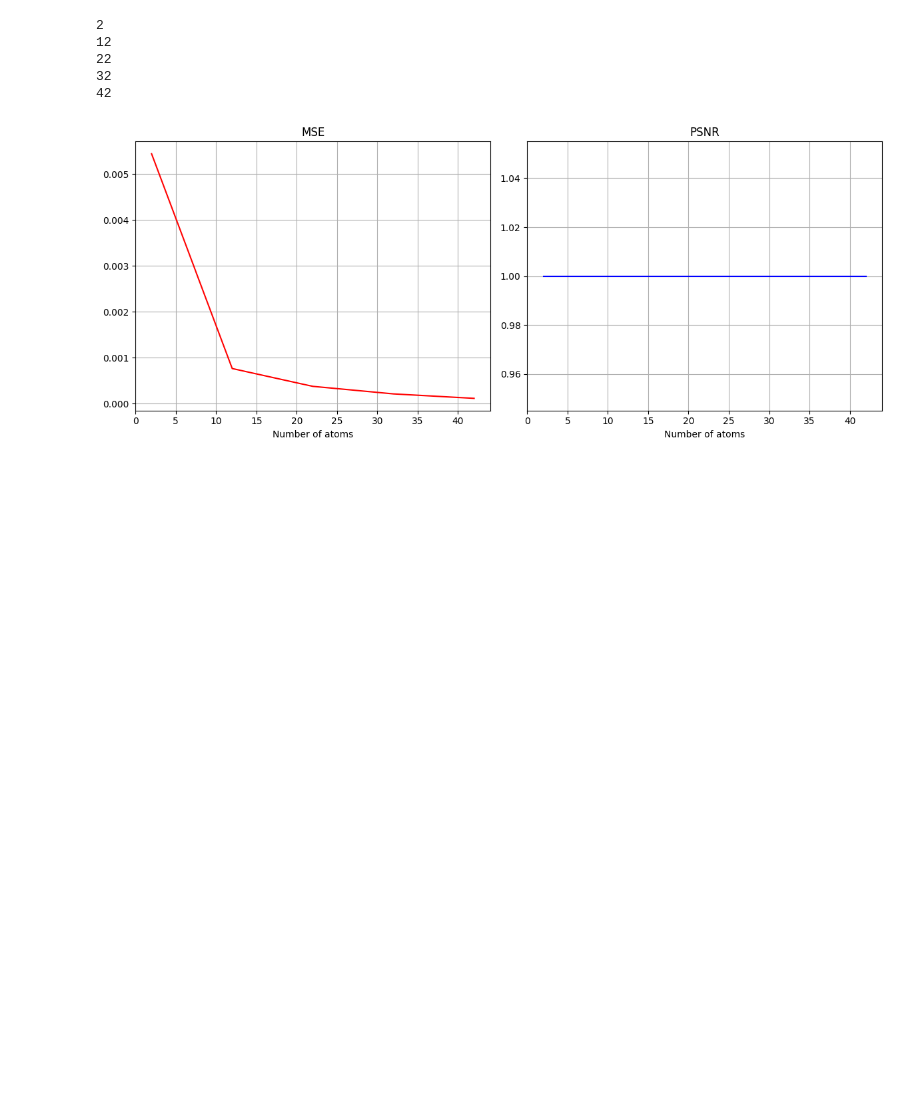
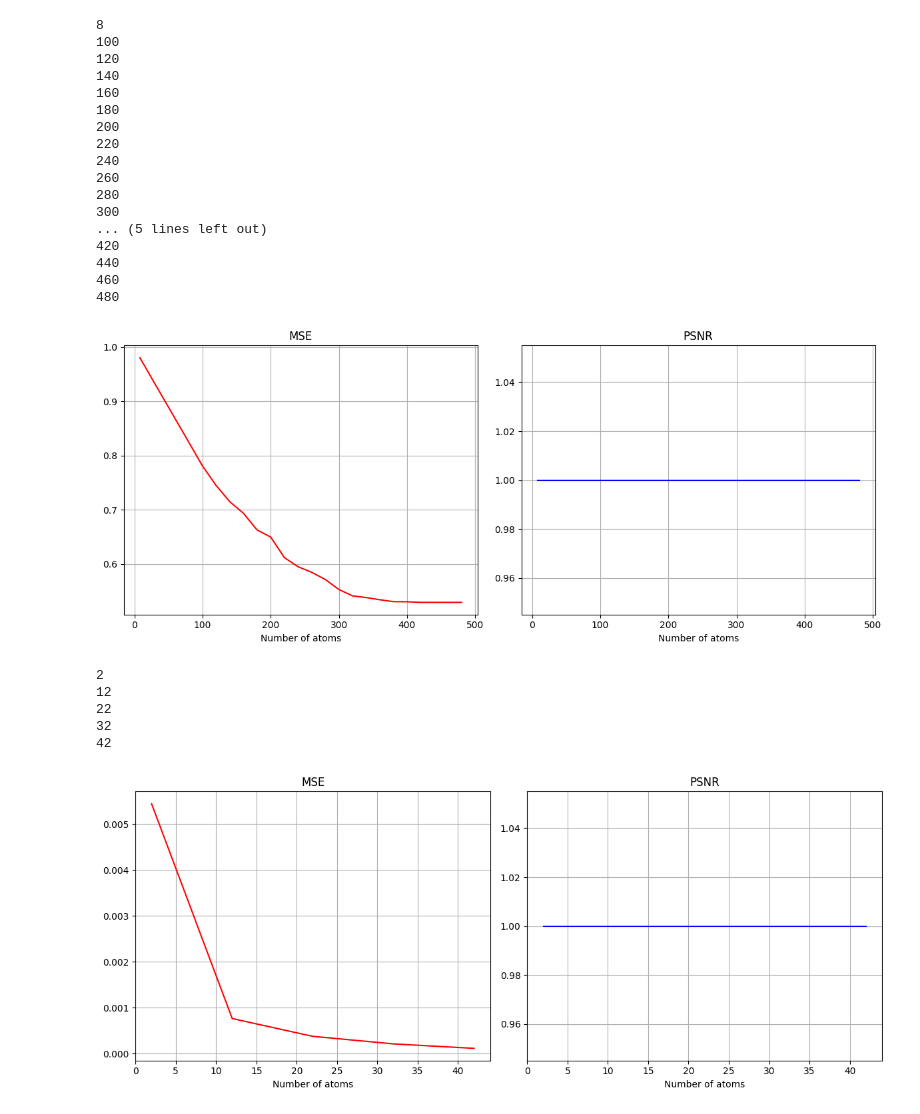
Before and after one commit to allisonzhuang/mva-ast-laplacians, a Jupyter notebook: denoise_experiments.ipynb, the cells around one changed output. Saved outputs shown, nothing was run; the diff lists cells and outputs as text; code cells hidden in the pictures; blank space fills up the shorter version.

Commit message:
Run experiments #1

```diff
--- a/denoise_experiments.ipynb
+++ b/denoise_experiments.ipynb
@@ -9,15 +9,14 @@ def mse(X_raw, X_denoise):
 def psnr(X_raw, X_denoise):
     return 1
 
-def experiment_denoise(X_raw):
+def experiment_denoise(X_raw, atoms):
     mse_list = []
     psnr_list = []
-    atoms = range(2, 51)
 
     for n_atoms in atoms:
         print(n_atoms)
 
-        X_denoise = denoise_data(X_raw, n_atoms, 0)
+        X_denoise = denoise_data(X_raw, n_atoms)
         mse_list.append(mse(X_raw, X_denoise))
         psnr_list.append(psnr(X_raw, X_denoise))
 
@@ -34,6 +33,29 @@ def experiment_denoise(X_raw):
     axs[1].grid(True)
 
     plt.tight_layout()
+# %%
+X_raw, _ = load_dataset("heartbeat", denoise=False)
+experiment_denoise(X_raw, [8] + list(range(100, 500, 20)))
+plt.show()
+# %% [output]
+8
+100
+120
+140
+160
+180
+200
+220
+240
+260
+280
+300
+... (5 lines left out)
+420
+440
+460
+480
+[figure, added]
 # %%
 X_raw, _ = load_dataset("amazon", denoise=False)
 experiment_denoise(X_raw)
```
Also changed, not shown: 7 other files.
